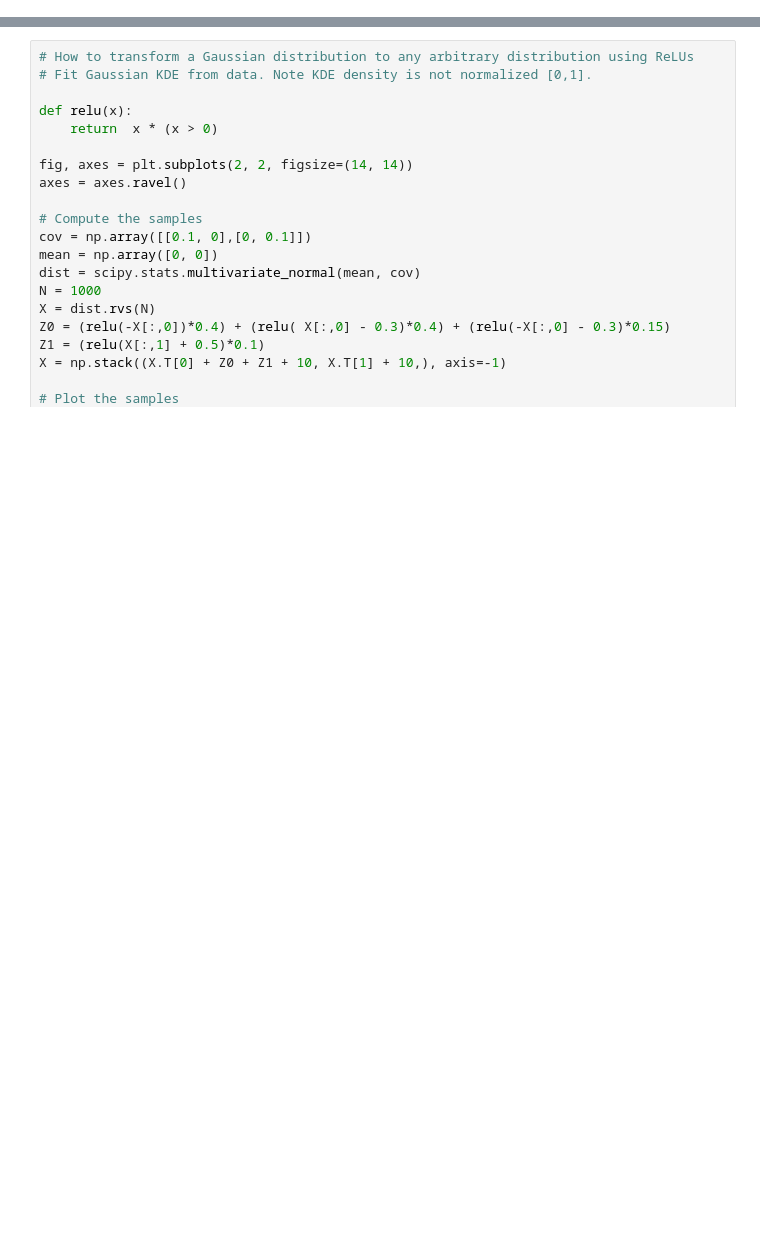
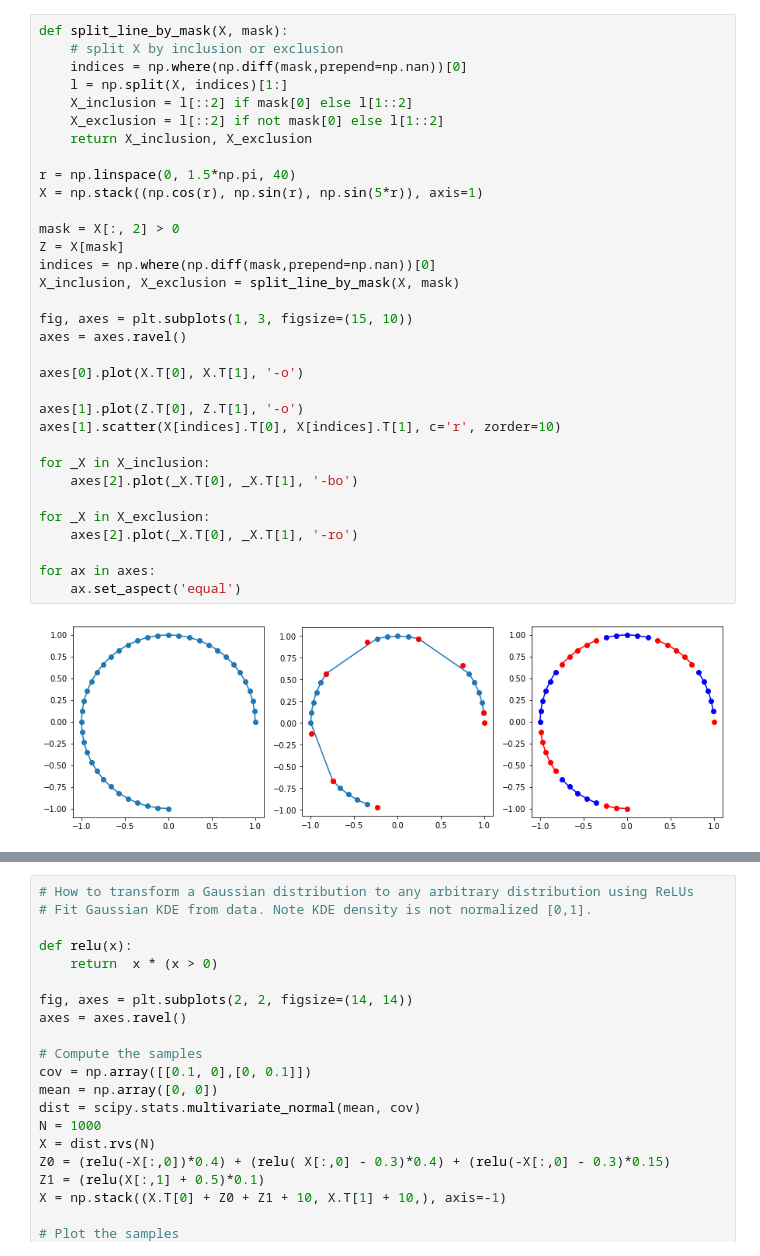
Before and after one commit to fireofearth/document, a Jupyter notebook: python/doc.composite.ipynb, the cells around one changed output, grey strips where cells are left out. Drawn from its saved outputs; the diff is of its cells as text; blank space fills up the shorter version.

```diff
--- a/python/doc.composite.ipynb
+++ b/python/doc.composite.ipynb
@@ -25,0 +164,35 @@ pp = pprint.PrettyPrinter(indent=4)
+# %%
+def split_line_by_mask(X, mask):
+    # split X by inclusion or exclusion
+    indices = np.where(np.diff(mask,prepend=np.nan))[0]
+    l = np.split(X, indices)[1:]
+    X_inclusion = l[::2] if mask[0] else l[1::2]
+    X_exclusion = l[::2] if not mask[0] else l[1::2]
+    return X_inclusion, X_exclusion
+
+r = np.linspace(0, 1.5*np.pi, 40)
+X = np.stack((np.cos(r), np.sin(r), np.sin(5*r)), axis=1)
+
+mask = X[:, 2] > 0
+Z = X[mask]
+indices = np.where(np.diff(mask,prepend=np.nan))[0]
+X_inclusion, X_exclusion = split_line_by_mask(X, mask)
+
+fig, axes = plt.subplots(1, 3, figsize=(15, 10))
+axes = axes.ravel()
+
+axes[0].plot(X.T[0], X.T[1], '-o')
+
+axes[1].plot(Z.T[0], Z.T[1], '-o')
+axes[1].scatter(X[indices].T[0], X[indices].T[1], c='r', zorder=10)
+
+for _X in X_inclusion:
+    axes[2].plot(_X.T[0], _X.T[1], '-bo')
+
+for _X in X_exclusion:
+    axes[2].plot(_X.T[0], _X.T[1], '-ro')
+
+for ax in axes:
+    ax.set_aspect('equal')
+# %% [output]
+[figure, added]
```
Also changed, not shown: parts of 10 cells of this notebook, 8 other files.
